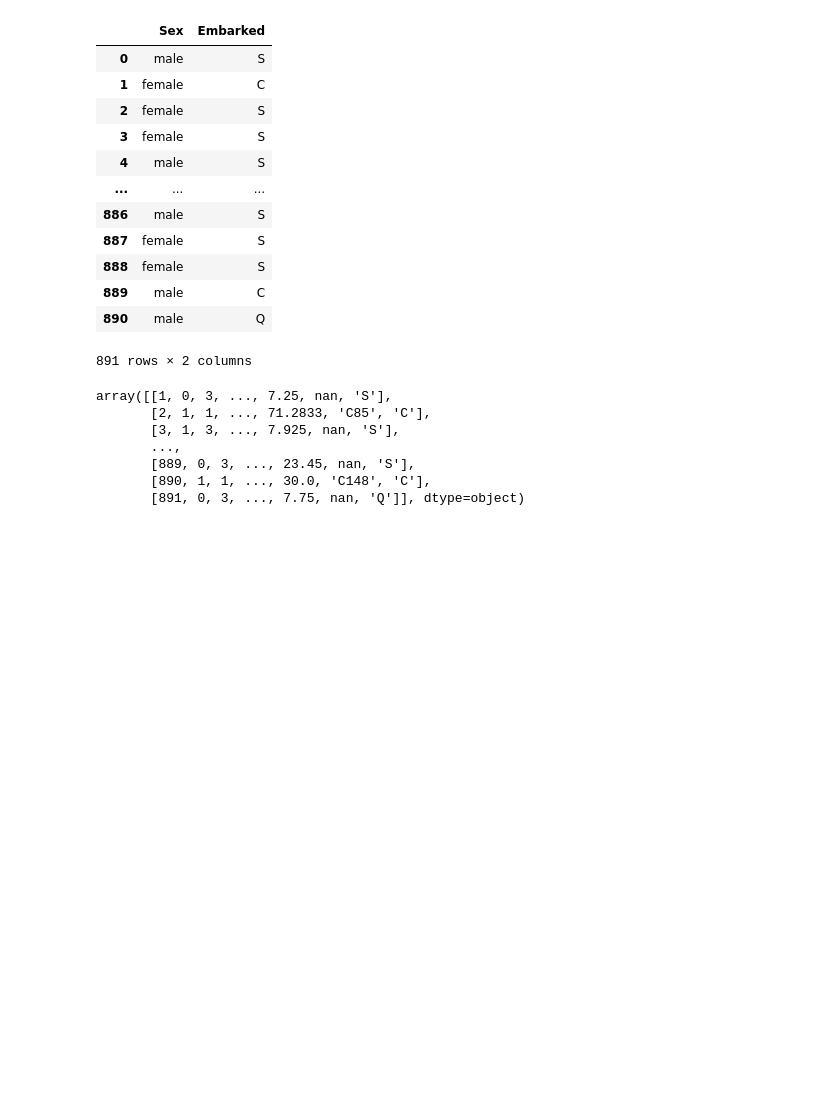
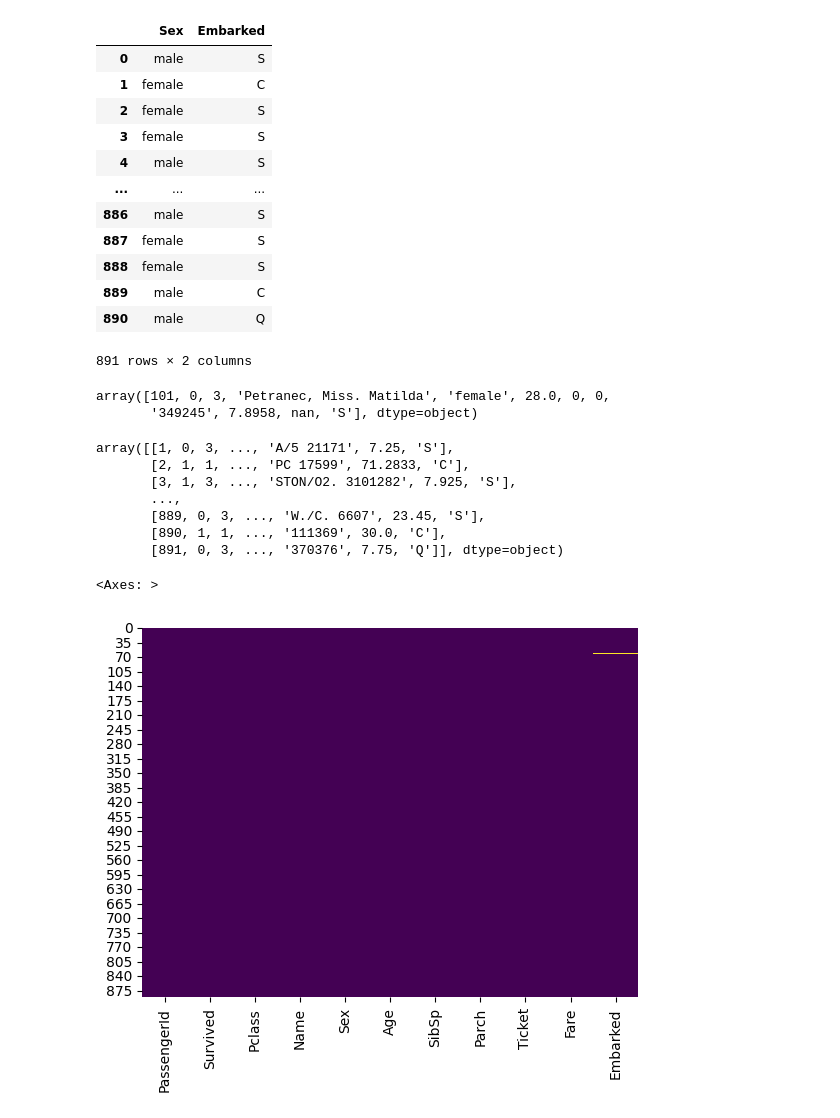
Before and after one commit to Upendra2003/MachineLearning, a Jupyter notebook: Data Preprocessing/Titanic/Preprocessing_Data.ipynb, the cells around one changed output. Saved outputs shown, nothing was run; the diff lists cells and outputs as text; code cells hidden in the pictures; blank space fills up the shorter version.

```diff
--- a/Data Preprocessing/Titanic/Preprocessing_Data.ipynb
+++ b/Data Preprocessing/Titanic/Preprocessing_Data.ipynb
@@ -29,14 +49,21 @@ X
 | 889 | male | C |
 | 890 | male | Q |
 891 rows × 2 columns
+# %%
+df.iloc[100].values
+# %% [output]
+array([101, 0, 3, 'Petranec, Miss. Matilda', 'female', 28.0, 0, 0,
+       '349245', 7.8958, nan, 'S'], dtype=object)
+# %%
+df.drop(columns=['Cabin'],inplace=True)
 # %%
 X=df.iloc[:,:].values
 X
 # %% [output]
-array([[1, 0, 3, ..., 7.25, nan, 'S'],
-       [2, 1, 1, ..., 71.2833, 'C85', 'C'],
-       [3, 1, 3, ..., 7.925, nan, 'S'],
+array([[1, 0, 3, ..., 'A/5 21171', 7.25, 'S'],
+       [2, 1, 1, ..., 'PC 17599', 71.2833, 'C'],
+       [3, 1, 3, ..., 'STON/O2. 3101282', 7.925, 'S'],
        ...,
-       [889, 0, 3, ..., 23.45, nan, 'S'],
-       [890, 1, 1, ..., 30.0, 'C148', 'C'],
-       [891, 0, 3, ..., 7.75, nan, 'Q']], dtype=object)
+       [889, 0, 3, ..., 'W./C. 6607', 23.45, 'S'],
+       [890, 1, 1, ..., '111369', 30.0, 'C'],
+       [891, 0, 3, ..., '370376', 7.75, 'Q']], dtype=object)
@@ -42,0 +72,5 @@ array([[1, 0, 3, ..., 7.25, nan, 'S'],
+# %%
+sns.heatmap(df.isnull(),cmap='viridis',cbar=False)
+# %% [output]
+<Axes: >
+[figure, added]
```
Also changed, not shown: parts of 9 cells of this notebook, 2 other files.
